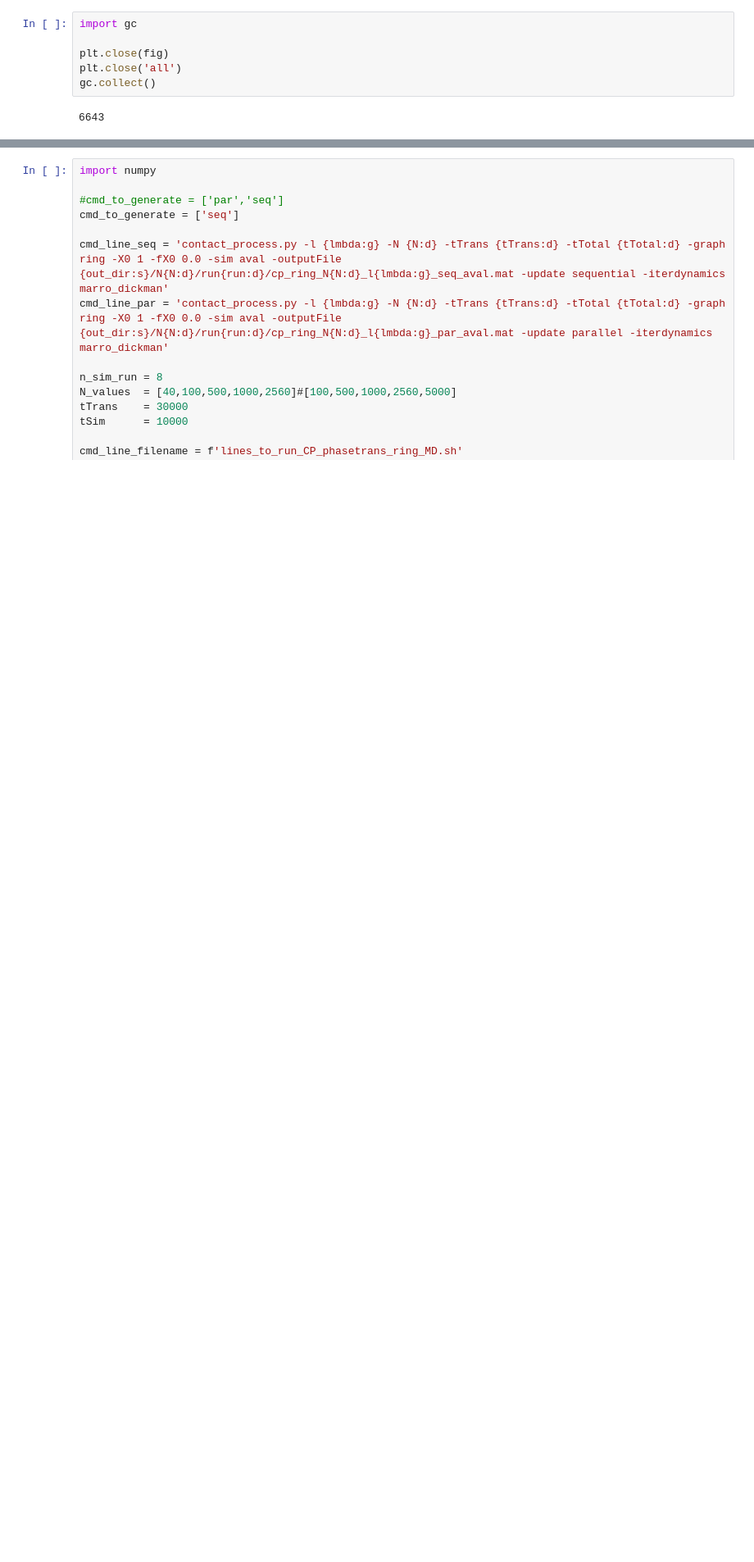
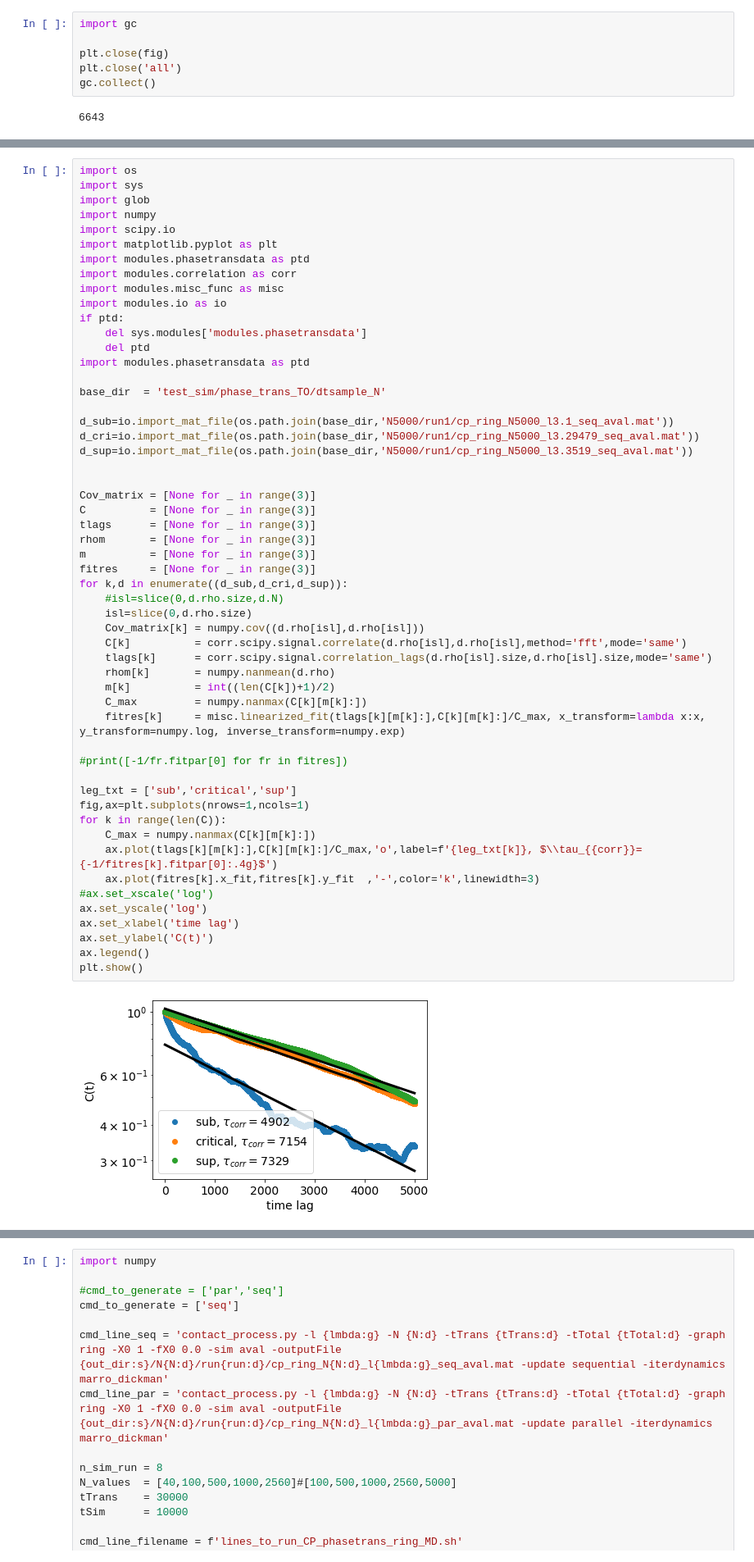
Before and after one commit to mgirardis/contact-process, a Jupyter notebook: check_phase_transition.ipynb, the cells around one changed output, grey strips where cells are left out. Shown: that part at 82% size. Cells and saved outputs as stored; diff of their text form; blank space fills up the shorter version.

```diff
--- a/check_phase_transition.ipynb
+++ b/check_phase_transition.ipynb
@@ -473 +684,57 @@ plt.show()
+# %%
+import os
+import sys
+import glob
+import numpy
+import scipy.io
+import matplotlib.pyplot as plt
+import modules.phasetransdata as ptd
+import modules.correlation as corr
+import modules.misc_func as misc
+import modules.io as io
+if ptd:
+    del sys.modules['modules.phasetransdata']
+    del ptd
+import modules.phasetransdata as ptd
+
+base_dir  = 'test_sim/phase_trans_TO/dtsample_N'
+
+d_sub=io.import_mat_file(os.path.join(base_dir,'N5000/run1/cp_ring_N5000_l3.1_seq_aval.mat'))
+d_cri=io.import_mat_file(os.path.join(base_dir,'N5000/run1/cp_ring_N5000_l3.29479_seq_aval.mat'))
+d_sup=io.import_mat_file(os.path.join(base_dir,'N5000/run1/cp_ring_N5000_l3.3519_seq_aval.mat'))
+
+
+Cov_matrix = [None for _ in range(3)]
+C          = [None for _ in range(3)]
+tlags      = [None for _ in range(3)]
+rhom       = [None for _ in range(3)]
+m          = [None for _ in range(3)]
+fitres     = [None for _ in range(3)]
+for k,d in enumerate((d_sub,d_cri,d_sup)):
+    #isl=slice(0,d.rho.size,d.N)
+    isl=slice(0,d.rho.size)
+    Cov_matrix[k] = numpy.cov((d.rho[isl],d.rho[isl]))
+    C[k]          = corr.scipy.signal.correlate(d.rho[isl],d.rho[isl],method='fft',mode='same')
+    tlags[k]      = corr.scipy.signal.correlation_lags(d.rho[isl].size,d.rho[isl].size,mode='same')
+    rhom[k]       = numpy.nanmean(d.rho)
+    m[k]          = int((len(C[k])+1)/2)
+    C_max         = numpy.nanmax(C[k][m[k]:])
+    fitres[k]     = misc.linearized_fit(tlags[k][m[k]:],C[k][m[k]:]/C_max, x_transform=lambda x:x, y_transform=numpy.log, inverse_transform=numpy.exp)
+
+#print([-1/fr.fitpar[0] for fr in fitres])
+
+leg_txt = ['sub','critical','sup']
+fig,ax=plt.subplots(nrows=1,ncols=1)
+for k in range(len(C)):
+    C_max = numpy.nanmax(C[k][m[k]:])
+    ax.plot(tlags[k][m[k]:],C[k][m[k]:]/C_max,'o',label=f'{leg_txt[k]}, $\\tau_{{corr}}={-1/fitres[k].fitpar[0]:.4g}$')
+    ax.plot(fitres[k].x_fit,fitres[k].y_fit  ,'-',color='k',linewidth=3)
+#ax.set_xscale('log')
+ax.set_yscale('log')
+ax.set_xlabel('time lag')
+ax.set_ylabel('C(t)')
+ax.legend()
+plt.show()
+# %% [output]
+[figure, added]
 # %% [markdown]
```
Also changed, not shown: parts of 19 cells of this notebook, 6 other files.
